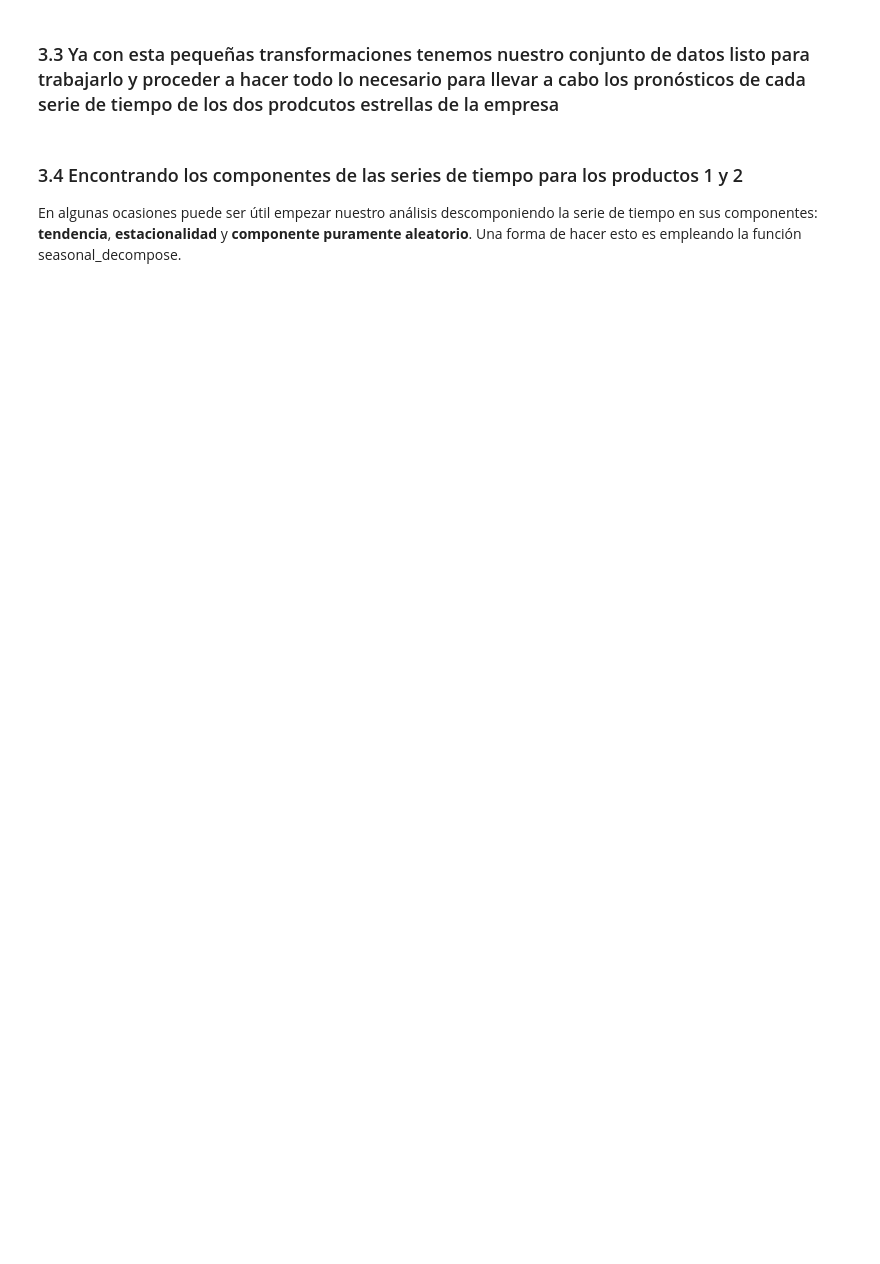
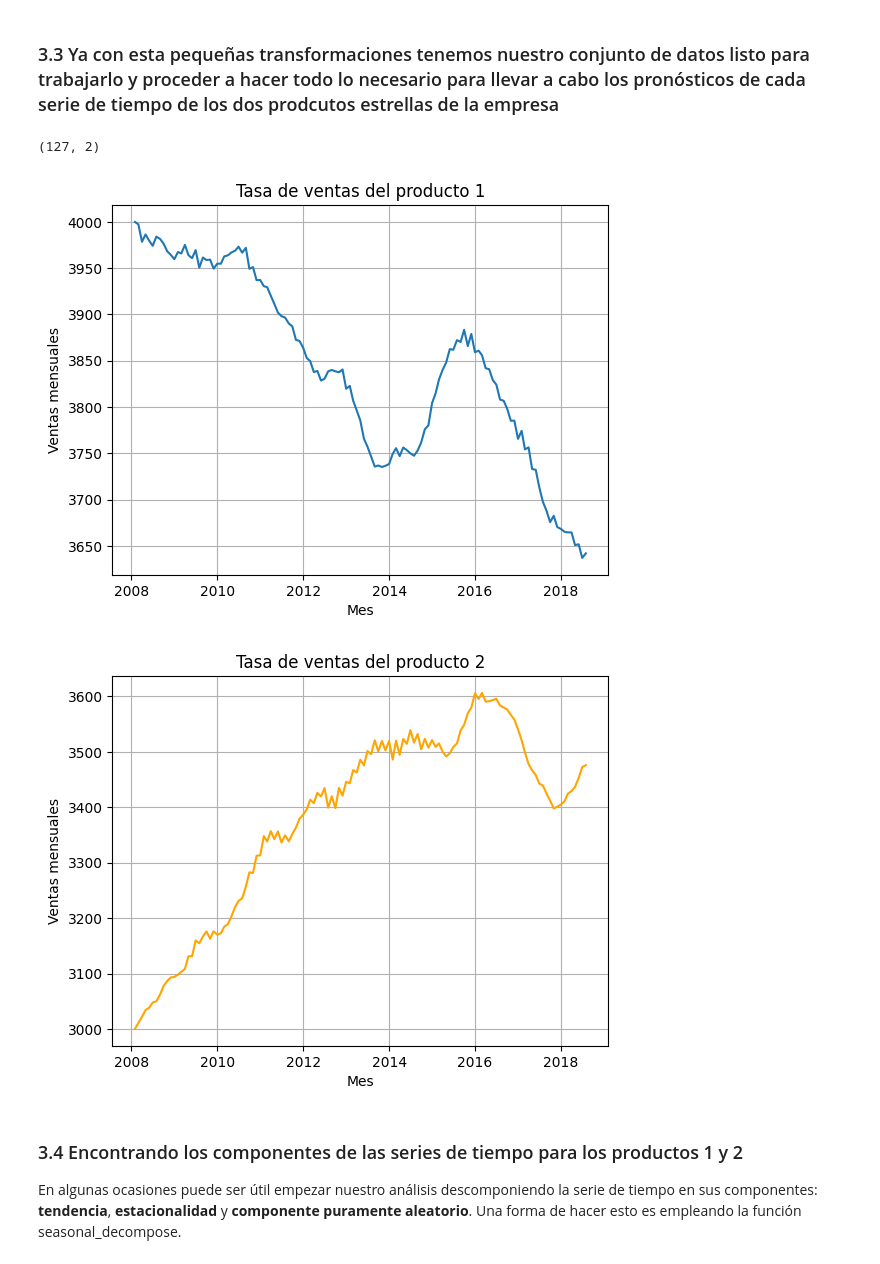
Before and after one commit to alfa7g7/Fundamentos-analitica-II, a Jupyter notebook: UNIDAD I/Clase 4/Daniel-Fabian-Parcial-practico.ipynb, the cells around one changed output. Drawn from its saved outputs; the diff is of its cells as text; code cells hidden in the pictures; blank space fills up the shorter version.

```diff
--- a/UNIDAD I/Clase 4/Daniel-Fabian-Parcial-practico.ipynb
+++ b/UNIDAD I/Clase 4/Daniel-Fabian-Parcial-practico.ipynb
@@ -129,21 +225,25 @@ data.describe()
 # %%
 # imprimiendo el tamano del dataframe
 print(data.shape)
 
 # Graficando los datos de producto1 y produto2
 plt.title("Tasa de ventas del producto 1")
 plt.xlabel("Mes")
 plt.ylabel("Ventas mensuales")
 plt.plot(data[["producto1"]])
 plt.grid()
 plt.show()
 
 plt.title("Tasa de ventas del producto 2")
 plt.xlabel("Mes")
 plt.ylabel("Ventas mensuales")
-plt.plot(data[["producto2"]])
+plt.plot(data[["producto2"]], color='orange')
 plt.grid()
 plt.show()
+# %% [output]
+(127, 2)
+[figure, added]
+[figure, added]
 # %% [markdown]
 ### 3.4 Encontrando los componentes de las series de tiempo para los productos 1 y 2
 
```
Also changed, not shown: parts of 44 cells of this notebook.
